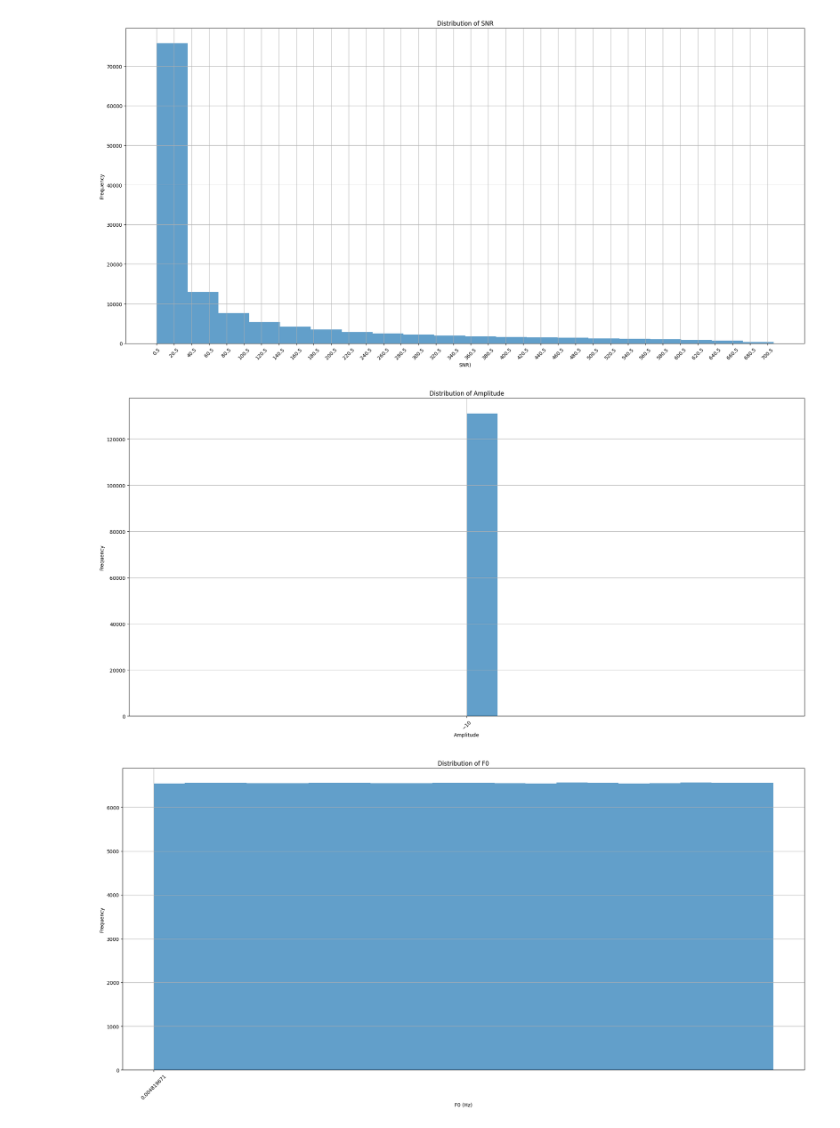
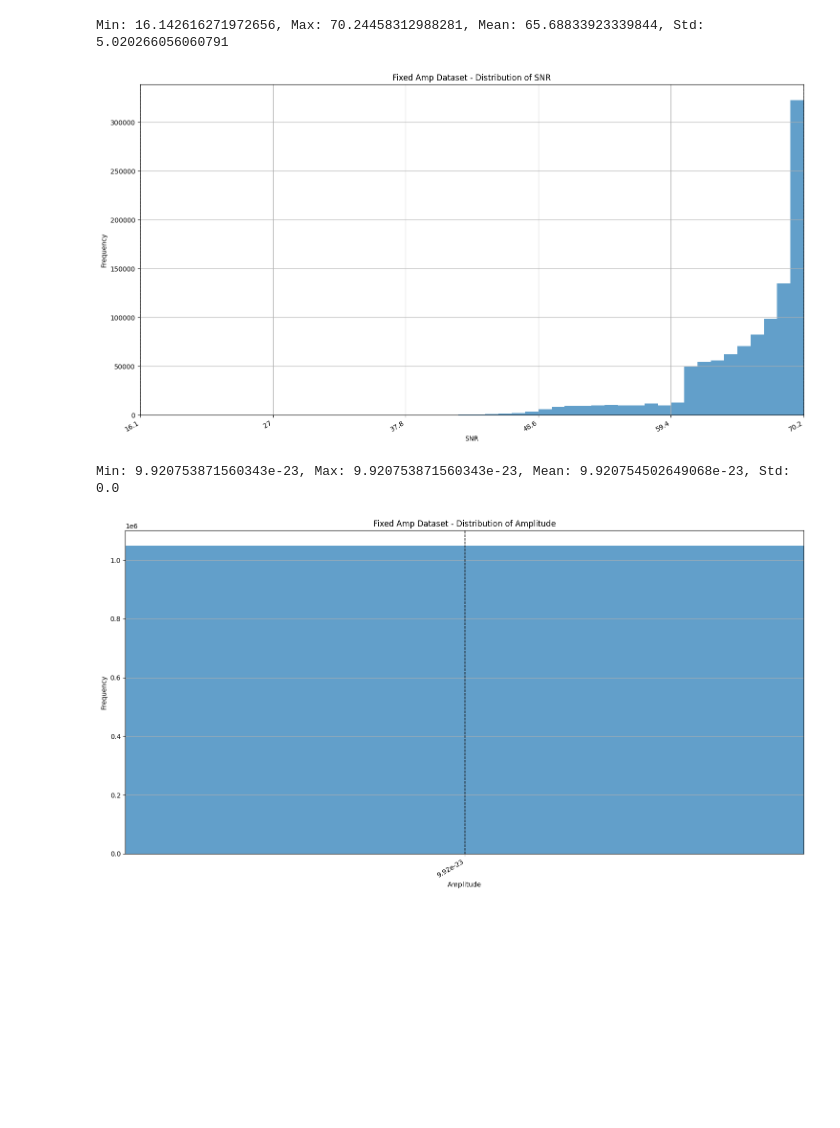
Before and after one commit to TristanDonze/gb-dataset-gen, a Jupyter notebook: examples/visualize_dataset.ipynb, the cells around one changed output. Cells and saved outputs as stored; diff of their text form; code cells hidden in the pictures; blank space fills up the shorter version.

Commit message:
(feat): added notebook to vizualize dataset

```diff
--- a/examples/visualize_dataset.ipynb
+++ b/examples/visualize_dataset.ipynb
@@ -7,7 +7,7 @@ import matplotlib.pyplot as plt
 import numpy as np
 import os
 # %%
-file_path = "../data/synthetic_dataset/train_dataset_100k_logamp_diff_1.hdf5" # Keys : 'params', 'waveforms'
+file_path = "../data/synthetic_dataset/dataset_1M_fixed_amp.hdf5" # Keys : 'params', 'waveforms'
 params = {}
 with h5py.File(file_path, "r") as f:
     waveforms = f["waveforms"][:]
@@ -26,25 +26,57 @@ dict_keys(['amp', 'beta', 'f0', 'fddot', 'fdot', 'iota', 'lam', 'phi0', 'psi', '
 # %%
 def plot_histogram(data, title, xlabel, use_log=False):
-    bin_size = 20
-    plt.figure(figsize=(20, 10))
-    plt.hist(data, bins=bin_size, alpha=0.7)
-    plt.title(title)
-    plt.xlabel(xlabel)
-    plt.ylabel("Frequency")
-    plt.xticks(np.arange(min(data), max(data)+1, bin_size), rotation=45)
-    plt.grid()
-    plt.tight_layout()
+    num_bins = 50
+
+    data = np.asarray(data)
+    data = data[np.isfinite(data)]
+
+    if use_log:
+        data = data[data > 0]
+
+    xmin = data.min()
+    xmax = data.max()
+
+    print(f"Min: {xmin}, Max: {xmax}, Mean: {data.mean()}, Std: {data.std()}")
+
+    def format_tick(x):
+        return f"{x:.2e}" if abs(x) < 1e-3 or abs(x) > 1e4 else f"{x:.3g}"
+
+    fig, ax = plt.subplots(figsize=(15, 8))
+
+    if use_log:
+        bins = np.logspace(np.log10(xmin), np.log10(xmax), num_bins + 1)
+        ax.hist(data, bins=bins, alpha=0.7)
+        ax.set_xscale("log")
+
+        ticks = np.geomspace(xmin, xmax, 6)
+        ax.set_xlabel(f"{xlabel} (log scale)")
+    else:
+        ax.hist(data, bins=num_bins, alpha=0.7)
+
+        ticks = np.linspace(xmin, xmax, 6)
+        ax.set_xlabel(xlabel)
+
+    # Force min/max dans les graduations
+    ticks = np.unique(np.concatenate(([xmin], ticks, [xmax])))
+
+    ax.set_xlim(xmin, xmax)
+    ax.set_xticks(ticks)
+    ax.set_xticklabels([format_tick(t) for t in ticks], rotation=30, ha="right")
+
+    # Lignes verticales pour rendre min/max visibles
+    ax.axvline(xmin, color="black", linestyle="--", linewidth=1)
+    ax.axvline(xmax, color="black", linestyle="--", linewidth=1)
+
+    ax.set_title(title)
+    ax.set_ylabel("Frequency")
+    ax.grid(True, which="both" if use_log else "major")
+    fig.tight_layout()
     plt.show()
-
-plot_histogram(params['snr'], "Distribution of SNR", "SNR)")
-# %% [output]
-[figure, removed]
-# %%
-# plot something to see if there is a correlation between amp and snr
-plot_histogram(params['amp'], "Distribution of Amplitude", "Amplitude", use_log=True)
-# %% [output]
-[figure, removed]
-# %%
-plot_histogram(params['f0'], "Distribution of F0", "F0 (Hz)")
-# %% [output]
-[figure, removed]
+# %%
+plot_histogram(params['snr'], "Fixed Amp Dataset - Distribution of SNR", "SNR", use_log=False)
+plot_histogram(params['amp'], "Fixed Amp Dataset - Distribution of Amplitude", "Amplitude", use_log=False)
+# %% [output]
+Min: 16.142616271972656, Max: 70.24458312988281, Mean: 65.68833923339844, Std: 5.020266056060791
+[figure, added]
+Min: 9.920753871560343e-23, Max: 9.920753871560343e-23, Mean: 9.920754502649068e-23, Std: 0.0
+[figure, added]
```
Also changed, not shown: parts of 5 cells of this notebook.
